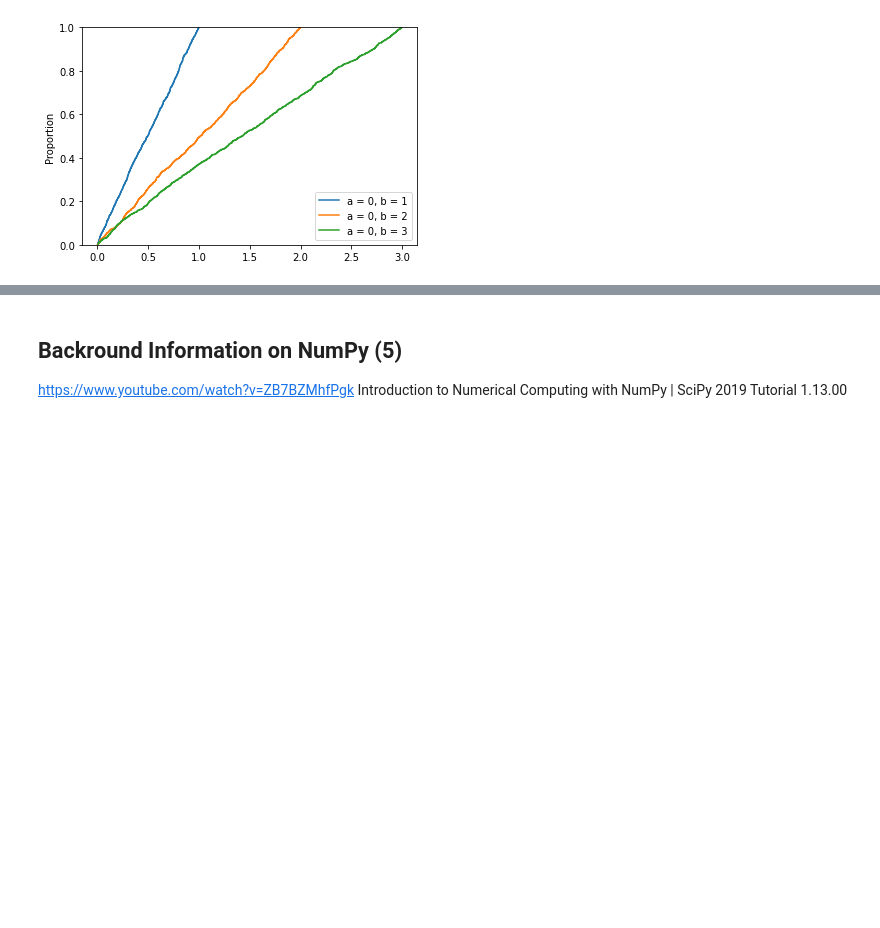
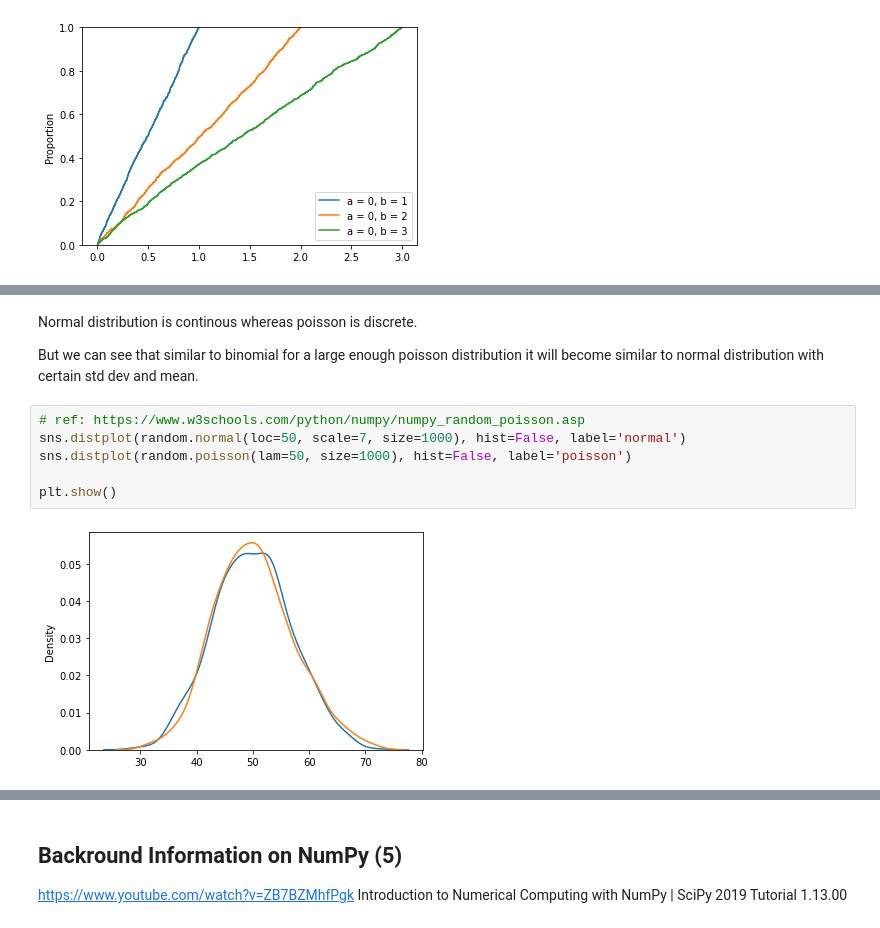
Before and after one commit to katel85/numpy.random-assignment-, a Jupyter notebook: numpy.random.ipynb, the cells around one changed output, grey strips where cells are left out. Cells and saved outputs as stored; diff of their text form; blank space fills up the shorter version.

```diff
--- a/numpy.random.ipynb
+++ b/numpy.random.ipynb
@@ -1322,0 +1352,12 @@ ax.set(xlabel='Uniform Distribution ', ylabel='Frequency')
+# %% [markdown]
+Normal distribution is continous whereas poisson is discrete.
+
+But we can see that similar to binomial for a large enough poisson distribution it will become similar to normal distribution with certain std dev and mean.
+# %%
+# ref: https://www.w3schools.com/python/numpy/numpy_random_poisson.asp
+sns.distplot(random.normal(loc=50, scale=7, size=1000), hist=False, label='normal')
+sns.distplot(random.poisson(lam=50, size=1000), hist=False, label='poisson')
+
+plt.show()
+# %% [output]
+[figure, added]
```
Also changed, not shown: parts of 85 cells of this notebook.
